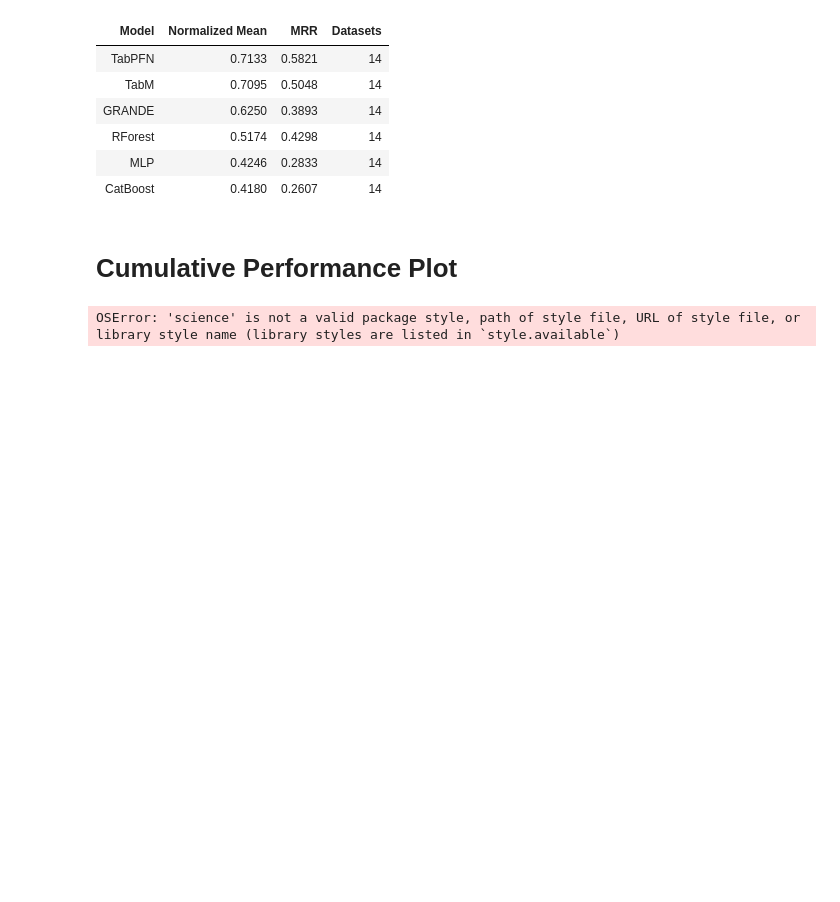
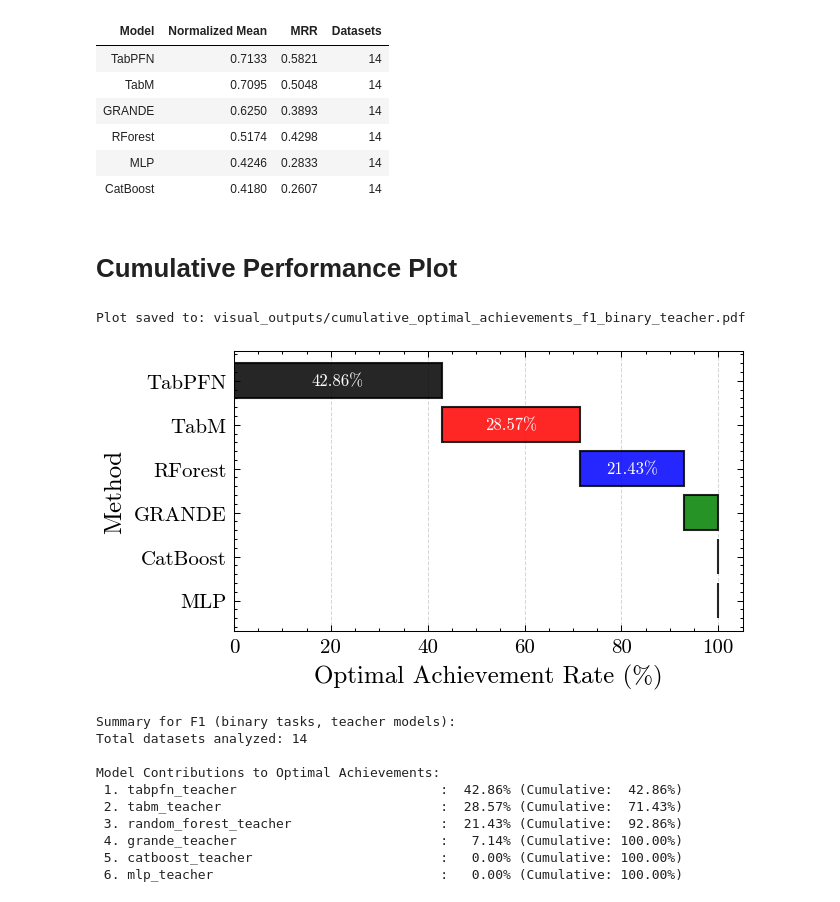
Before and after one commit to RaiiZen1/master-projectV2, a Jupyter notebook: notebooks/results_analysis.ipynb, the cells around one changed output. Saved outputs shown, nothing was run; the diff lists cells and outputs as text; code cells hidden in the pictures; blank space fills up the shorter version.

```diff
--- a/notebooks/results_analysis.ipynb
+++ b/notebooks/results_analysis.ipynb
@@ -814,6 +815,17 @@ def plot_cumulative_optimal_achievements(metric='f1', task_filter=None, model_fi
         print(f"{i+1:2d}. {model_name:<40s}: {ind_freq_perc:>6.2f}% (Cumulative: {current_sum_print:>6.2f}%)")
 # %%
 # Example 1: Cumulative F1 score for binary classification (both teacher and student models)
-plot_cumulative_optimal_achievements(metric='inference_time', task_filter='binary', model_filter='teacher', save_path='outputs/outputs.pdf')
+plot_cumulative_optimal_achievements(metric='f1', task_filter='binary', model_filter='teacher', save_path='visual_outputs')
 # %% [output]
-OSError: 'science' is not a valid package style, path of style file, URL of style file, or library style name (library styles are listed in `style.available`)
+Plot saved to: visual_outputs/cumulative_optimal_achievements_f1_binary_teacher.pdf
+[figure, added]
+Summary for F1 (binary tasks, teacher models):
+Total datasets analyzed: 14
+
+Model Contributions to Optimal Achievements:
+ 1. tabpfn_teacher                          :  42.86% (Cumulative:  42.86%)
+ 2. tabm_teacher                            :  28.57% (Cumulative:  71.43%)
+ 3. random_forest_teacher                   :  21.43% (Cumulative:  92.86%)
+ 4. grande_teacher                          :   7.14% (Cumulative: 100.00%)
+ 5. catboost_teacher                        :   0.00% (Cumulative: 100.00%)
+ 6. mlp_teacher                             :   0.00% (Cumulative: 100.00%)
```
Also changed, not shown: parts of 1 cell of this notebook.
